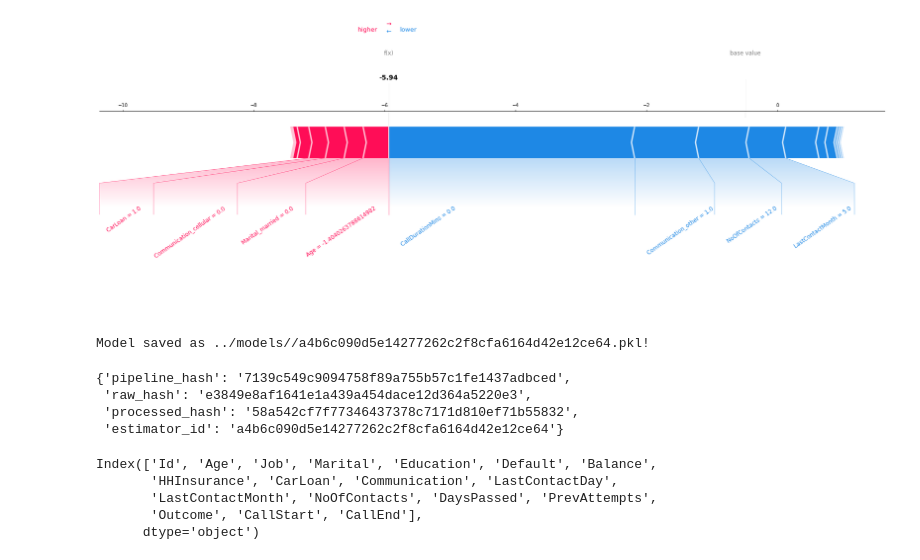
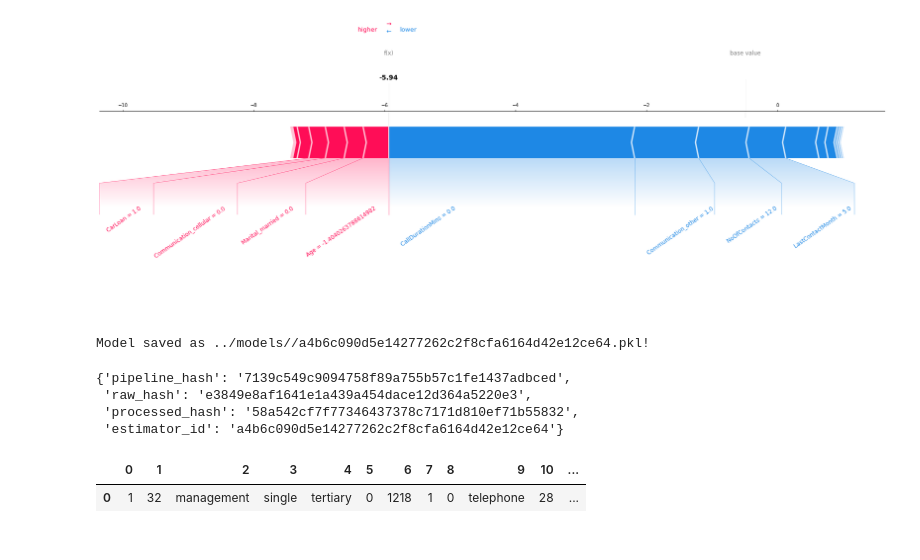
Before and after one commit to m-o-leary/car_insurance_prediction, a Jupyter notebook: notebooks/mol-model.ipynb, the cells around one changed output. Drawn from its saved outputs; the diff is of its cells as text; code cells hidden in the pictures.

```diff
--- a/notebooks/mol-model.ipynb
+++ b/notebooks/mol-model.ipynb
@@ -64,11 +64,3 @@ Model saved as ../models//a4b6c090d5e14277262c2f8cfa6164d42e12ce64.pkl!
  'raw_hash': 'e3849e8af1641e1a439a454dace12d364a5220e3',
  'processed_hash': '58a542cf7f77346437378c7171d810ef71b55832',
  'estimator_id': 'a4b6c090d5e14277262c2f8cfa6164d42e12ce64'}
-# %%
-X.columns
-# %% [output]
-Index(['Id', 'Age', 'Job', 'Marital', 'Education', 'Default', 'Balance',
-       'HHInsurance', 'CarLoan', 'Communication', 'LastContactDay',
-       'LastContactMonth', 'NoOfContacts', 'DaysPassed', 'PrevAttempts',
-       'Outcome', 'CallStart', 'CallEnd'],
-      dtype='object')
@@ -74,0 +69,6 @@ Index(['Id', 'Age', 'Job', 'Marital', 'Education', 'Default', 'Balance',
+# %%
+import pandas as pd
+pd.DataFrame([X.loc[0].values.T])
+# %% [output]
+|  | 0 | 1 | 2 | 3 | 4 | 5 | 6 | 7 | 8 | 9 | 10 | ... |
+| 0 | 1 | 32 | management | single | tertiary | 0 | 1218 | 1 | 0 | telephone | 28 | ... |
```
Also changed, not shown: parts of 1 cell of this notebook.
